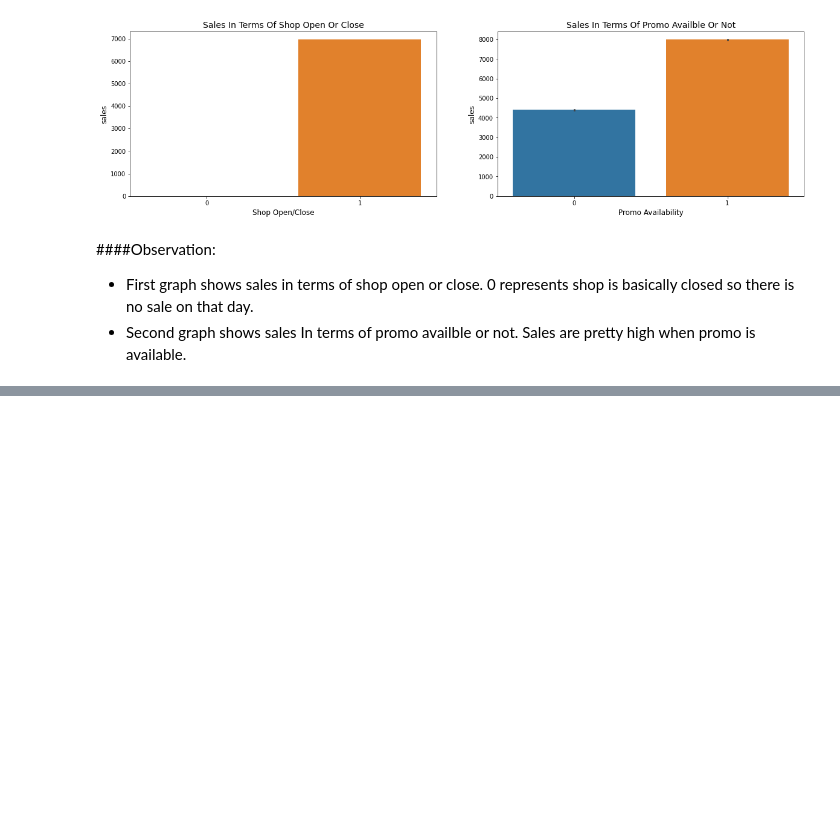
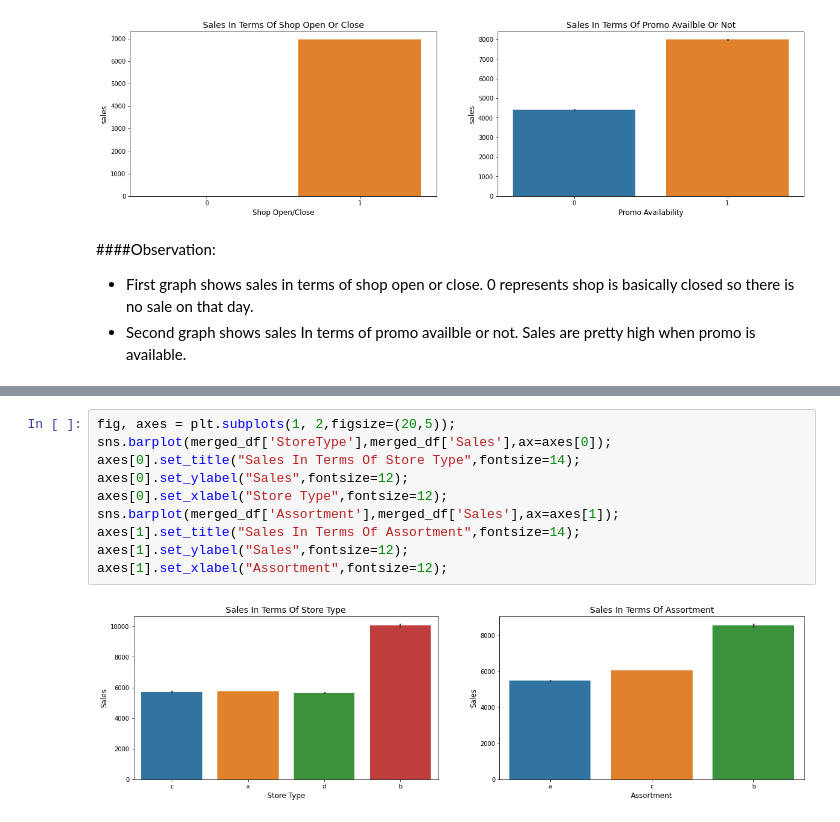
Before and after one commit to kasmintalukdar/Rossmann-Sales-Prediction, a Jupyter notebook: Rossmann_Sales_Prediction_by_kasmin.ipynb, the cells around one changed output, grey strips where cells are left out. Saved outputs shown, nothing was run; the diff lists cells and outputs as text; blank space fills up the shorter version.

```diff
--- a/Rossmann_Sales_Prediction_by_kasmin.ipynb
+++ b/Rossmann_Sales_Prediction_by_kasmin.ipynb
@@ -334,0 +352,12 @@ axes[1].set_xlabel("Promo Availability",fontsize=12);
+# %%
+fig, axes = plt.subplots(1, 2,figsize=(20,5));
+sns.barplot(merged_df['StoreType'],merged_df['Sales'],ax=axes[0]);
+axes[0].set_title("Sales In Terms Of Store Type",fontsize=14);
+axes[0].set_ylabel("Sales",fontsize=12);
+axes[0].set_xlabel("Store Type",fontsize=12);
+sns.barplot(merged_df['Assortment'],merged_df['Sales'],ax=axes[1]);
+axes[1].set_title("Sales In Terms Of Assortment",fontsize=14);
+axes[1].set_ylabel("Sales",fontsize=12);
+axes[1].set_xlabel("Assortment",fontsize=12);
+# %% [output]
+[figure, added]
```
Also changed, not shown: parts of 113 cells of this notebook.
